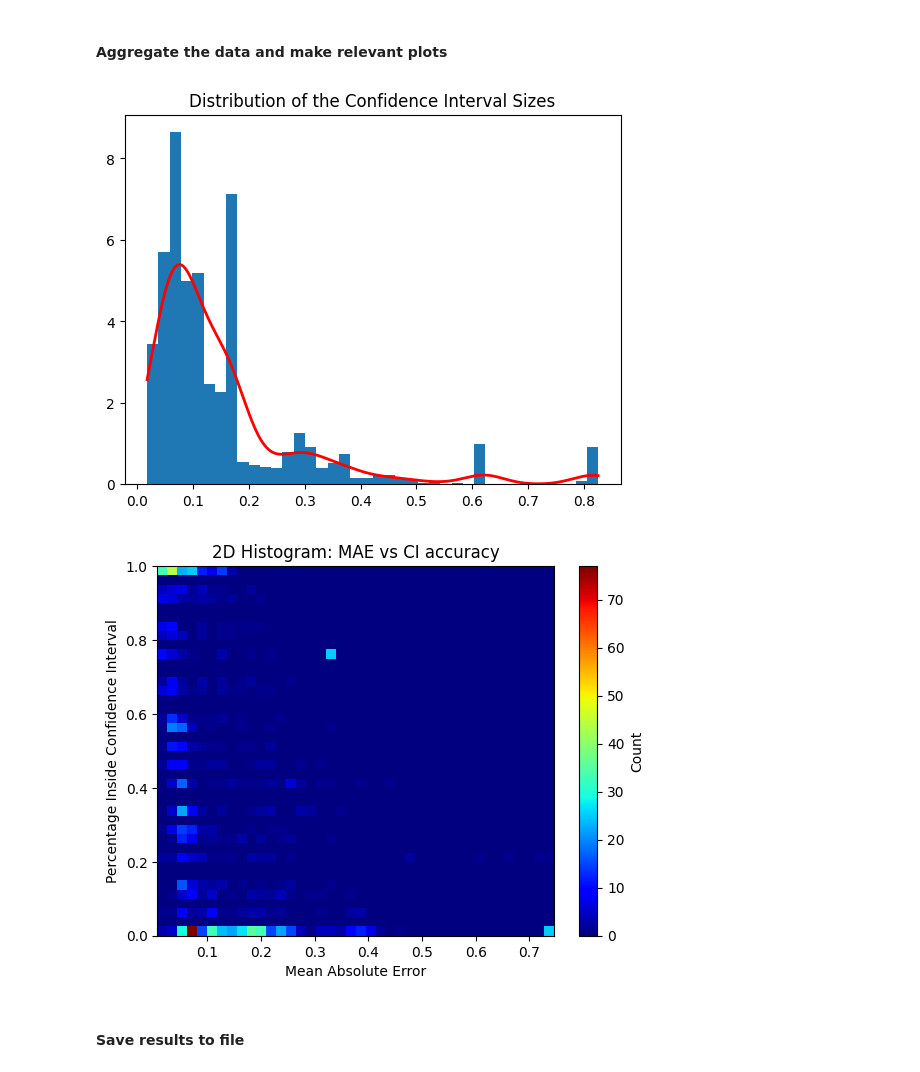
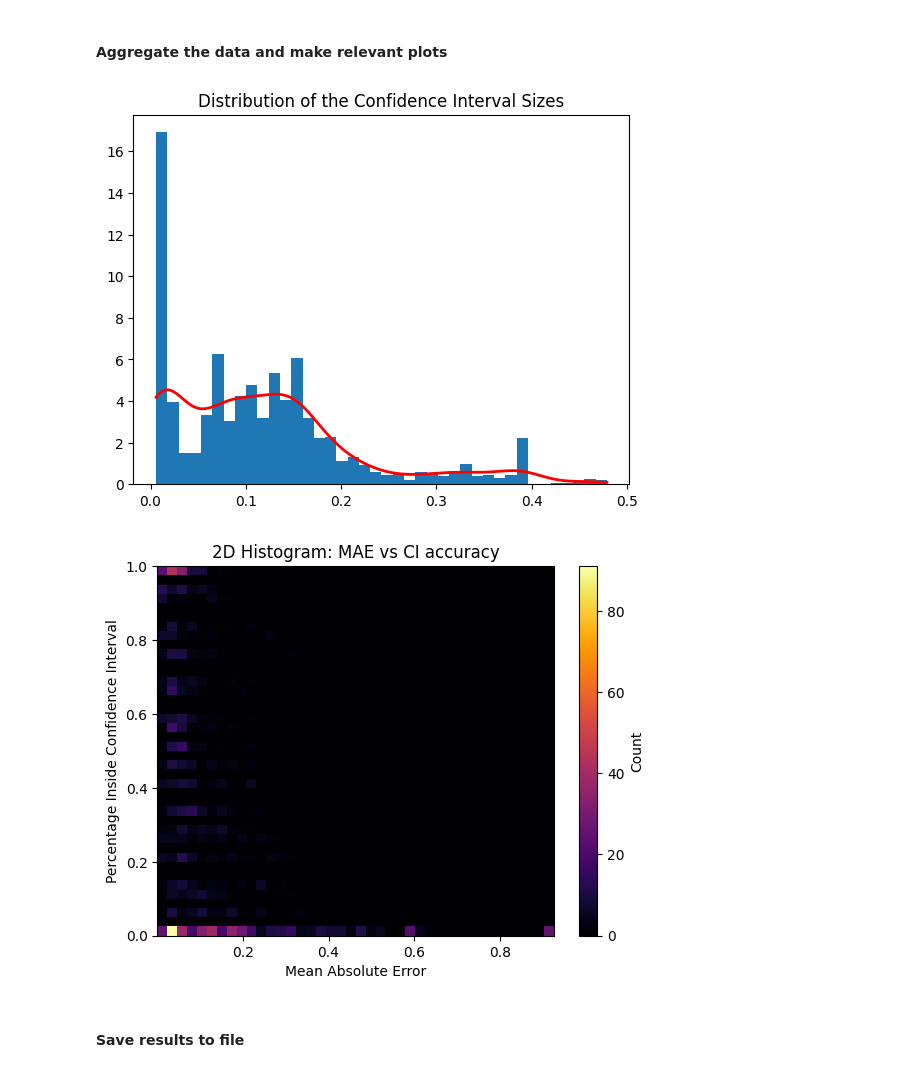
Before and after one commit to Maxmwoan/Research-Project, a Jupyter notebook: eval_pfn_lcdb11.ipynb, the cells around one changed output. Cells and saved outputs as stored; diff of their text form; code cells hidden in the pictures.

```diff
--- a/eval_pfn_lcdb11.ipynb
+++ b/eval_pfn_lcdb11.ipynb
@@ -34,7 +34,7 @@ lc_data = h5py.File(Path.cwd() / 'dataset/LCDB11_ACC_265_noFS_raw.hdf5', 'r')['a
 mean_valid_lc_nofs =np.nanmean(lc_data, axis=(2, 3))
 # %%
 ### dataset split
-data_split_state = 1
+data_split_state = 42
 train_data_indices, test_data_indices = train_test_split(np.arange(len(OPENML_ID)),
                                                          test_size=0.2,
                                                          random_state=data_split_state)
@@ -221,36 +221,36 @@ def create_CI_plot():
     x_vals = np.linspace(min(CI_sizes), max(CI_sizes), 500)
     plt.plot(x_vals, kde(x_vals), 'r-', linewidth=2, label='KDE')
 
 def create_MEA_PercentCI():
     plt.hist2d(x=mean_absolute_errors,
            y=percent_inside_CI,
            bins=(40,40),
-           cmap=plt.cm.jet)
+           cmap='inferno')
     plt.colorbar(label='Count')
     plt.xlabel('Mean Absolute Error')
     plt.ylabel('Percentage Inside Confidence Interval')
     plt.title('2D Histogram: MAE vs CI accuracy')
 
 
 create_CI_plot()
 plt.show()
 
 create_MEA_PercentCI()
 plt.show()
 # plt.hlines(avg_percent_out_CI)
 
 
 # # plot
 # plt.plot(curve, "black", label="target")
 # plt.plot(x_test_np, pred_mean, "blue", label="Extrapolation by PFN")
 # plt.fill_between(x_test_np, pred_lower, pred_upper, color="blue", alpha=0.2, label="CI of 90%")
 # plt.vlines(cutoff, 0, 1, linewidth=0.5, color="k", label="cutoff")
 # plt.ylim(0, 1)
 # plt.legend(loc="lower right")
 # plt.show()
 # %% [output]
-[figure, old version]
+[figure, new version]
-[figure, old version]
+[figure, new version]
 # %% [markdown]
 #### Save results to file
 # %%
```
Also changed, not shown: parts of 2 cells of this notebook, 29 other files.
